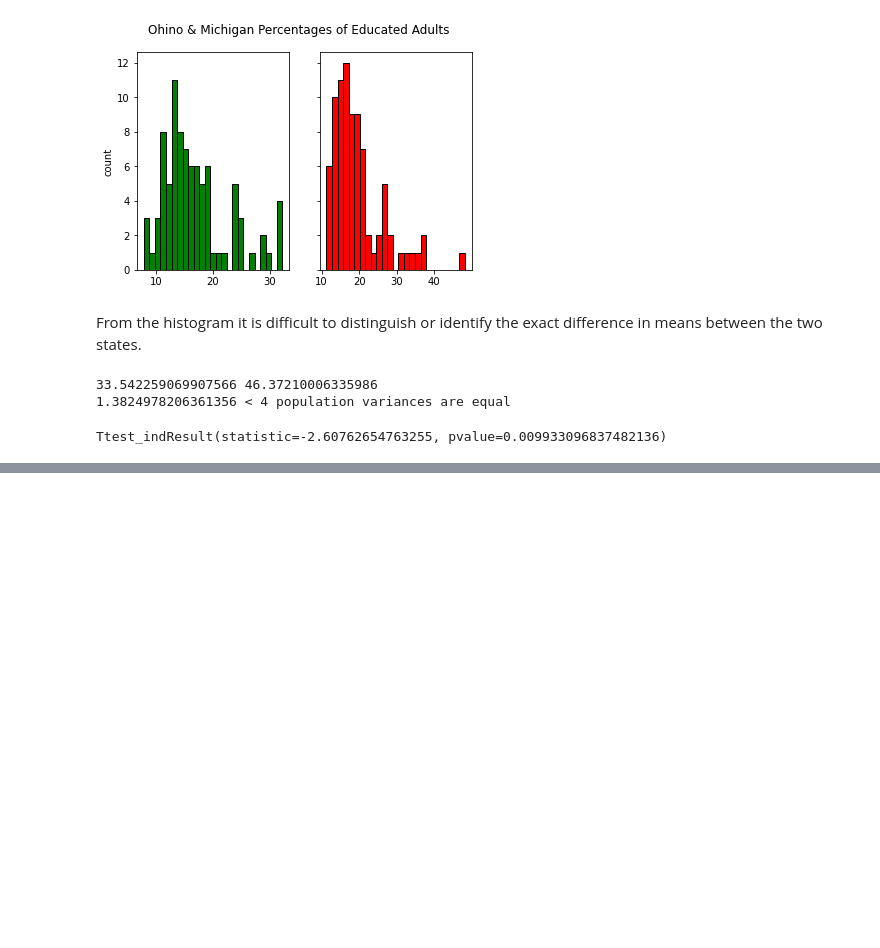
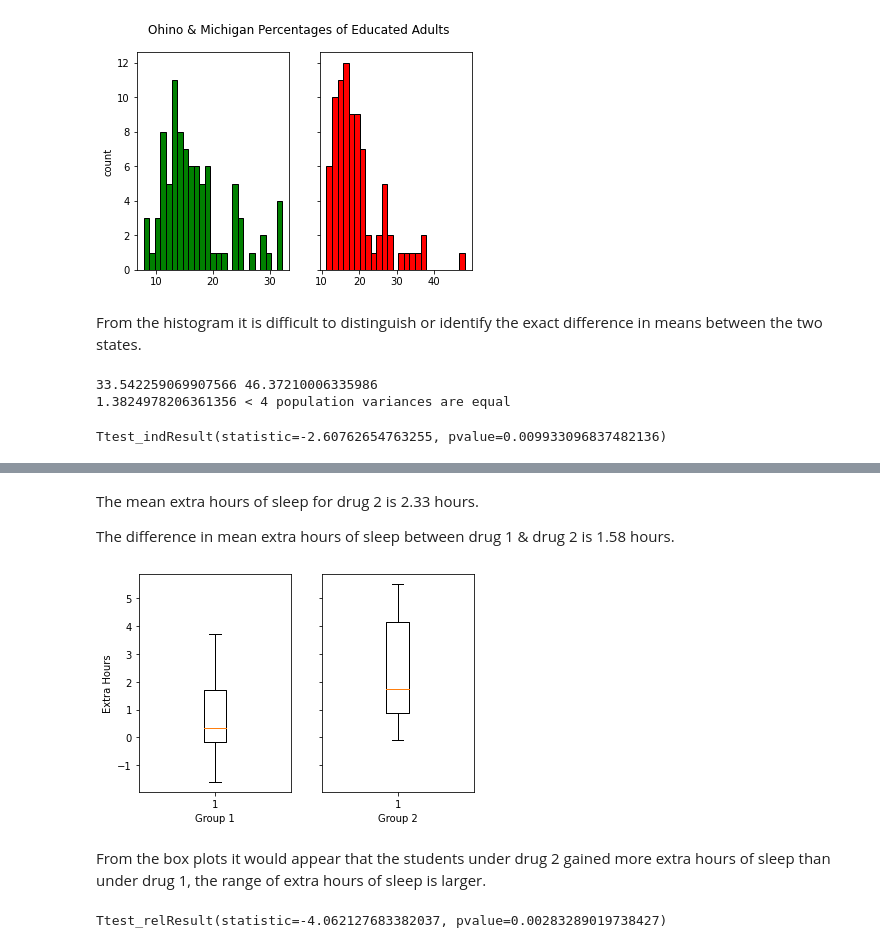
Before and after one commit to PaulSweeney89/t-test, a Jupyter notebook: t-test.ipynb, the cells around one changed output, grey strips where cells are left out. Saved outputs shown, nothing was run; the diff lists cells and outputs as text; code cells hidden in the pictures; blank space fills up the shorter version.

Commit message:
updates to README & jupyter notebook, pair t-test added.

```diff
--- a/t-test.ipynb
+++ b/t-test.ipynb
@@ -161,0 +178,5 @@ p-value < 0.0099
+# %%
+# extra hours of sleep for group 1
+group1 = df_sleep["extra"][df_sleep["group"] == 1]
+# summary
+group1.describe()
@@ -161,0 +195,5 @@ p-value < 0.0099
+# %%
+# extra hours of sleep for group 1
+group2 = df_sleep["extra"][df_sleep["group"] == 2]
+# summary
+group2.describe()
@@ -161,0 +210,21 @@ p-value < 0.0099
+# %% [markdown]
+The mean extra hours of sleep for drug 2 is 2.33 hours.
+
+The difference in mean extra hours of sleep between drug 1 & drug 2 is 1.58 hours.
+# %%
+# box plots for extra hours of group 1 & group 2
+fig, ((ax1, ax2)) = plt.subplots(1, 2, sharey=True);
+ax1.boxplot(group1);
+ax1.set_xlabel("Group 1");
+ax1.set_ylabel("Extra Hours");
+ax2.boxplot(group2);
+ax2.set_xlabel("Group 2");
+# %% [output]
+[figure, added]
+# %% [markdown]
+From the box plots it would appear that the students under drug 2 gained more extra hours of sleep than under drug 1, the range of extra hours of sleep is larger.
+# %%
+# perform a paired t-test
+stats.ttest_rel(group1, group2)
+# %% [output]
+Ttest_relResult(statistic=-4.062127683382037, pvalue=0.00283289019738427)
```
Also changed, not shown: parts of 12 cells of this notebook, 1 other file.
